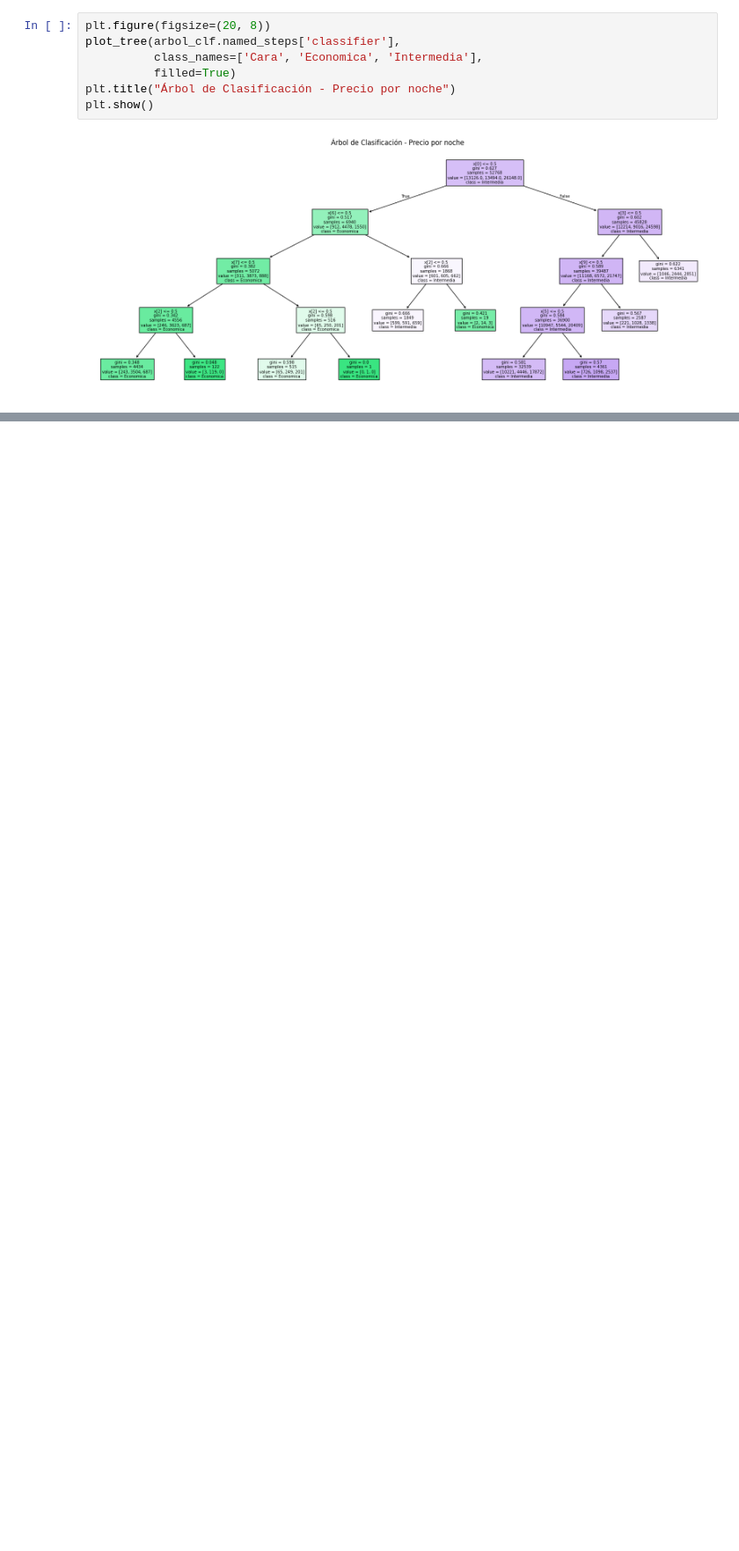
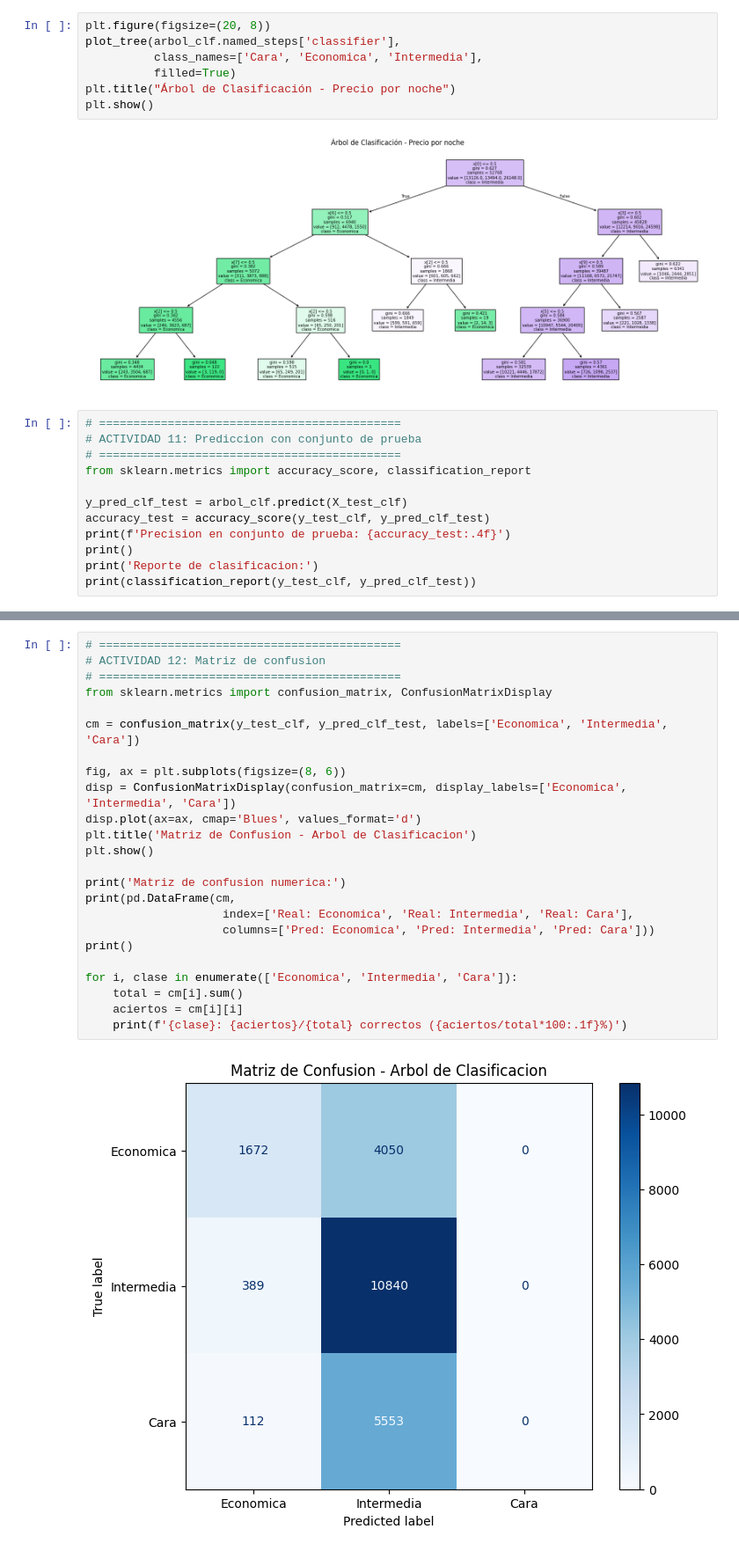
Before and after one commit to Hugo2049/laboratorio-4-mineria, a Jupyter notebook: lab4.ipynb, the cells around one changed output, grey strips where cells are left out. Shown at 88% size. Drawn from its saved outputs; the diff is of its cells as text; blank space fills up the shorter version.

```diff
--- a/lab4.ipynb
+++ b/lab4.ipynb
@@ -752,3 +735,15 @@ plt.title("Árbol de Clasificación - Precio por noche")
 plt.show()
 # %% [output]
 [figure]
+# %%
+# ============================================
+# ACTIVIDAD 11: Prediccion con conjunto de prueba
+# ============================================
+from sklearn.metrics import accuracy_score, classification_report
+
+y_pred_clf_test = arbol_clf.predict(X_test_clf)
+accuracy_test = accuracy_score(y_test_clf, y_pred_clf_test)
+print(f'Precision en conjunto de prueba: {accuracy_test:.4f}')
+print()
+print('Reporte de clasificacion:')
+print(classification_report(y_test_clf, y_pred_clf_test))
@@ -754,0 +763,26 @@ plt.show()
+# %%
+# ============================================
+# ACTIVIDAD 12: Matriz de confusion
+# ============================================
+from sklearn.metrics import confusion_matrix, ConfusionMatrixDisplay
+
+cm = confusion_matrix(y_test_clf, y_pred_clf_test, labels=['Economica', 'Intermedia', 'Cara'])
+
+fig, ax = plt.subplots(figsize=(8, 6))
+disp = ConfusionMatrixDisplay(confusion_matrix=cm, display_labels=['Economica', 'Intermedia', 'Cara'])
+disp.plot(ax=ax, cmap='Blues', values_format='d')
+plt.title('Matriz de Confusion - Arbol de Clasificacion')
+plt.show()
+
+print('Matriz de confusion numerica:')
+print(pd.DataFrame(cm,
+                    index=['Real: Economica', 'Real: Intermedia', 'Real: Cara'],
+                    columns=['Pred: Economica', 'Pred: Intermedia', 'Pred: Cara']))
+print()
+
+for i, clase in enumerate(['Economica', 'Intermedia', 'Cara']):
+    total = cm[i].sum()
+    aciertos = cm[i][i]
+    print(f'{clase}: {aciertos}/{total} correctos ({aciertos/total*100:.1f}%)')
+# %% [output]
+[figure, added]
```
Also changed, not shown: parts of 22 cells of this notebook.
